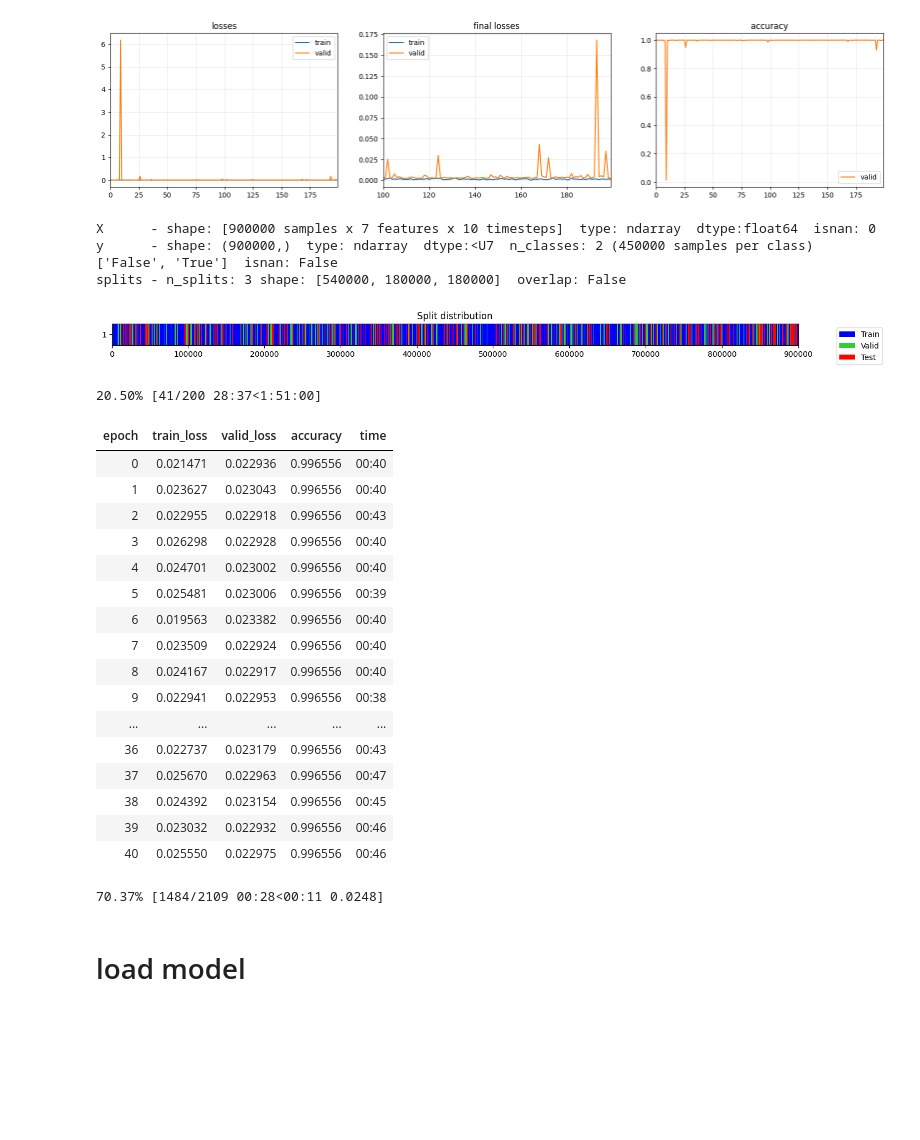
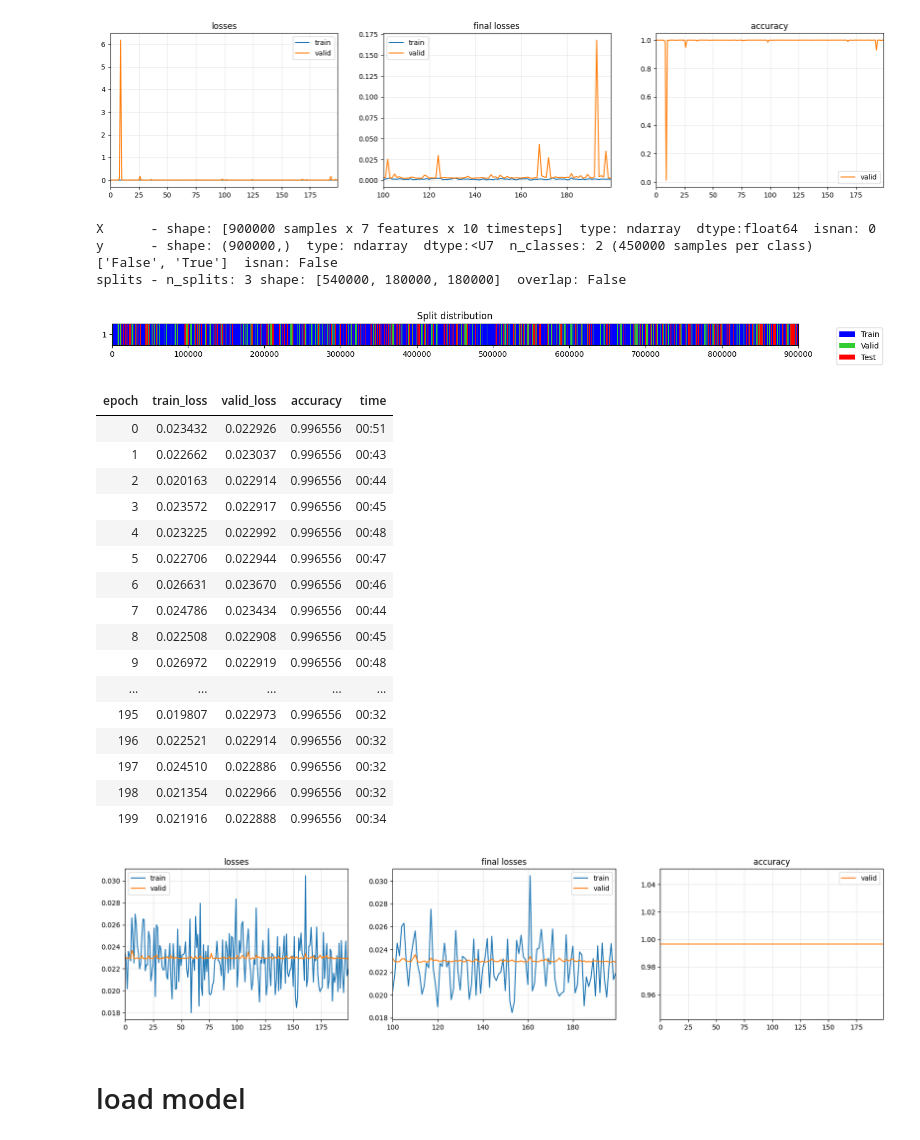
Before and after one commit to aivill-project/v2x_ts, a Jupyter notebook: V2X_process.ipynb, the cells around one changed output. Drawn from its saved outputs; the diff is of its cells as text; code cells hidden in the pictures; blank space fills up the shorter version.

```diff
--- a/V2X_process.ipynb
+++ b/V2X_process.ipynb
@@ -578,33 +568,33 @@ splits - n_splits: 3 shape: [540000, 180000, 180000]  overlap: False
 | 199 | 0.001395 | 0.002498 | 0.999494 | 00:41 |
 [figure]
 # %%
+config["architecture"] = MLSTM_FCNPlus
 learner_hazard = RunTSAI.multivariate_classification(X, y_hazard, splits_hazard, config)
 curr_time = datetime.datetime.now().strftime("%Y%m%d_%H%M")
 learner_hazard.save_all(path=f"models/hazard_{curr_time}", dls_fname='dls_hazard', model_fname='model_hazard_MLSTM_FCNPlus', learner_fname='learner_hazard')
 # %% [output]
 X      - shape: [900000 samples x 7 features x 10 timesteps]  type: ndarray  dtype:float64  isnan: 0
 y      - shape: (900000,)  type: ndarray  dtype:<U7  n_classes: 2 (450000 samples per class) ['False', 'True']  isnan: False
 splits - n_splits: 3 shape: [540000, 180000, 180000]  overlap: False
 [figure]
-20.50% [41/200 28:37<1:51:00]
 | epoch | train_loss | valid_loss | accuracy | time |
-| 0 | 0.021471 | 0.022936 | 0.996556 | 00:40 |
-| 1 | 0.023627 | 0.023043 | 0.996556 | 00:40 |
-| 2 | 0.022955 | 0.022918 | 0.996556 | 00:43 |
-| 3 | 0.026298 | 0.022928 | 0.996556 | 00:40 |
-| 4 | 0.024701 | 0.023002 | 0.996556 | 00:40 |
-| 5 | 0.025481 | 0.023006 | 0.996556 | 00:39 |
-| 6 | 0.019563 | 0.023382 | 0.996556 | 00:40 |
-| 7 | 0.023509 | 0.022924 | 0.996556 | 00:40 |
-| 8 | 0.024167 | 0.022917 | 0.996556 | 00:40 |
-| 9 | 0.022941 | 0.022953 | 0.996556 | 00:38 |
+| 0 | 0.023432 | 0.022926 | 0.996556 | 00:51 |
+| 1 | 0.022662 | 0.023037 | 0.996556 | 00:43 |
+| 2 | 0.020163 | 0.022914 | 0.996556 | 00:44 |
+| 3 | 0.023572 | 0.022917 | 0.996556 | 00:45 |
+| 4 | 0.023225 | 0.022992 | 0.996556 | 00:48 |
+| 5 | 0.022706 | 0.022944 | 0.996556 | 00:47 |
+| 6 | 0.026631 | 0.023670 | 0.996556 | 00:46 |
+| 7 | 0.024786 | 0.023434 | 0.996556 | 00:44 |
+| 8 | 0.022508 | 0.022908 | 0.996556 | 00:45 |
+| 9 | 0.026972 | 0.022919 | 0.996556 | 00:48 |
 | ... | ... | ... | ... | ... |
-| 36 | 0.022737 | 0.023179 | 0.996556 | 00:43 |
-| 37 | 0.025670 | 0.022963 | 0.996556 | 00:47 |
-| 38 | 0.024392 | 0.023154 | 0.996556 | 00:45 |
-| 39 | 0.023032 | 0.022932 | 0.996556 | 00:46 |
-| 40 | 0.025550 | 0.022975 | 0.996556 | 00:46 |
+| 195 | 0.019807 | 0.022973 | 0.996556 | 00:32 |
+| 196 | 0.022521 | 0.022914 | 0.996556 | 00:32 |
+| 197 | 0.024510 | 0.022886 | 0.996556 | 00:32 |
+| 198 | 0.021354 | 0.022966 | 0.996556 | 00:32 |
+| 199 | 0.021916 | 0.022888 | 0.996556 | 00:34 |
-70.37% [1484/2109 00:28<00:11 0.0248]
+[figure, added]
 # %% [markdown]
 # load model
 # %%
```
Also changed, not shown: parts of 4 cells of this notebook, 14 other files.
